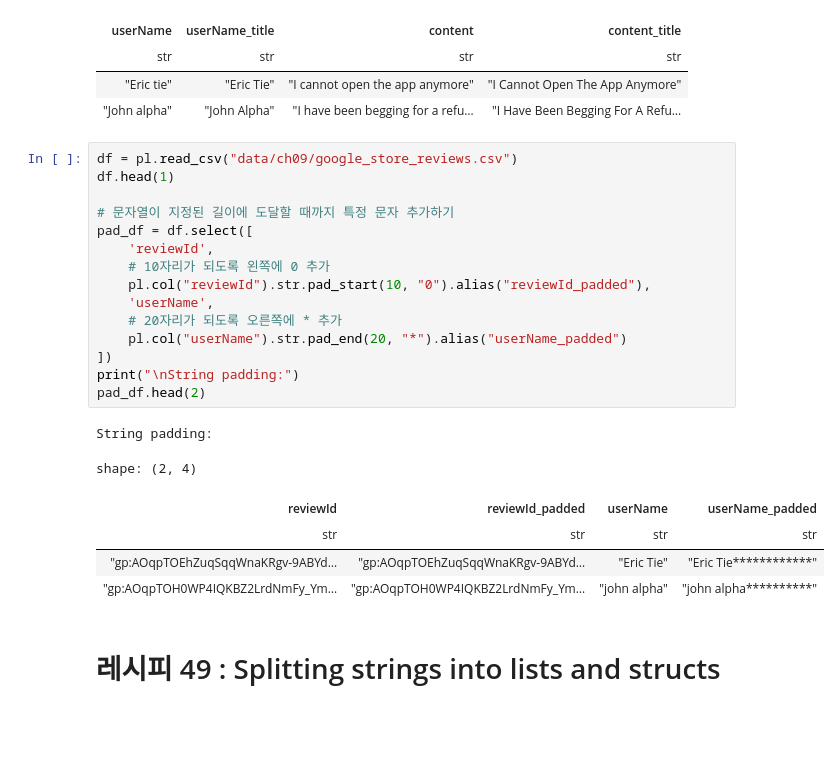
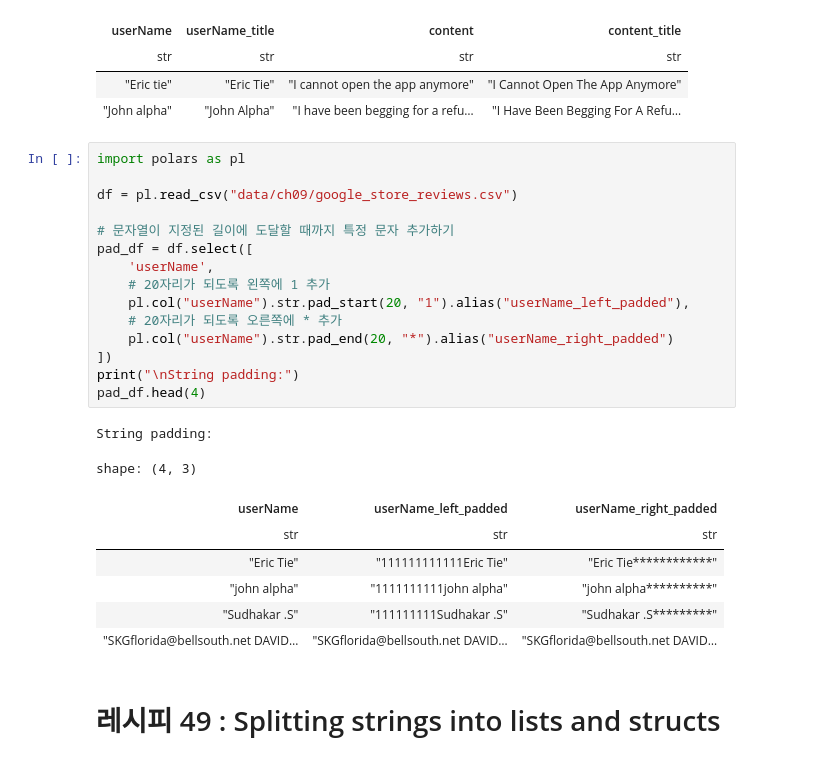
Before and after one commit to dschloe/polars_recipes, a Jupyter notebook: ch09_string_manipulation.ipynb, the cells around one changed output. Saved outputs shown, nothing was run; the diff lists cells and outputs as text; blank space fills up the shorter version.

```diff
--- a/ch09_string_manipulation.ipynb
+++ b/ch09_string_manipulation.ipynb
@@ -406,27 +406,29 @@ shape: (2, 4)
 | "Eric tie" | "Eric Tie" | "I cannot open the app anymore" | "I Cannot Open The App Anymore" |
 | "John alpha" | "John Alpha" | "I have been begging for a refu… | "I Have Been Begging For A Refu… |
 # %%
+import polars as pl
+
 df = pl.read_csv("data/ch09/google_store_reviews.csv")
-df.head(1)
 
 # 문자열이 지정된 길이에 도달할 때까지 특정 문자 추가하기
 pad_df = df.select([
-    'reviewId',
-    # 10자리가 되도록 왼쪽에 0 추가
-    pl.col("reviewId").str.pad_start(10, "0").alias("reviewId_padded"),
     'userName',
+    # 20자리가 되도록 왼쪽에 1 추가
+    pl.col("userName").str.pad_start(20, "1").alias("userName_left_padded"),
     # 20자리가 되도록 오른쪽에 * 추가
-    pl.col("userName").str.pad_end(20, "*").alias("userName_padded")
+    pl.col("userName").str.pad_end(20, "*").alias("userName_right_padded")
 ])
 print("\nString padding:")
-pad_df.head(2)
+pad_df.head(4)
 # %% [output]
 String padding:
-shape: (2, 4)
+shape: (4, 3)
-| reviewId | reviewId_padded | userName | userName_padded |
-| str | str | str | str |
-| "gp:AOqpTOEhZuqSqqWnaKRgv-9ABYd… | "gp:AOqpTOEhZuqSqqWnaKRgv-9ABYd… | "Eric Tie" | "Eric Tie************" |
-| "gp:AOqpTOH0WP4IQKBZ2LrdNmFy_Ym… | "gp:AOqpTOH0WP4IQKBZ2LrdNmFy_Ym… | "john alpha" | "john alpha**********" |
+| userName | userName_left_padded | userName_right_padded |
+| str | str | str |
+| "Eric Tie" | "111111111111Eric Tie" | "Eric Tie************" |
+| "john alpha" | "1111111111john alpha" | "john alpha**********" |
+| "Sudhakar .S" | "111111111Sudhakar .S" | "Sudhakar .S*********" |
+| "SKGflorida@bellsouth.net DAVID… | "SKGflorida@bellsouth.net DAVID… | "SKGflorida@bellsouth.net DAVID… |
 # %% [markdown]
 # 레시피 49 : Splitting strings into lists and structs
 # %%
```
Also changed, not shown: parts of 8 cells of this notebook, 2 other files.
